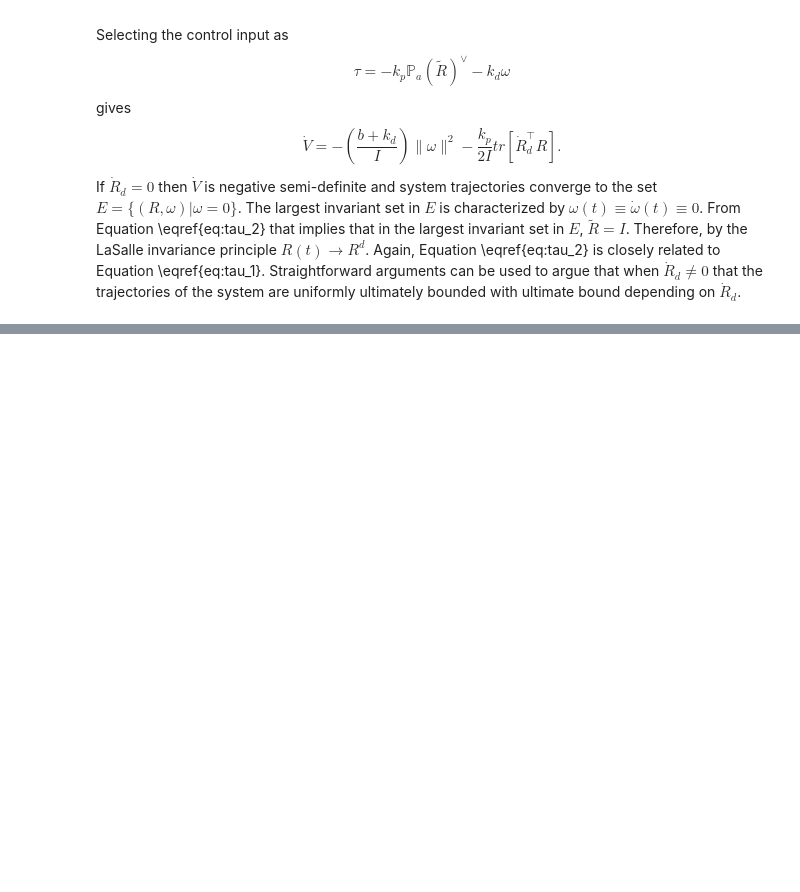
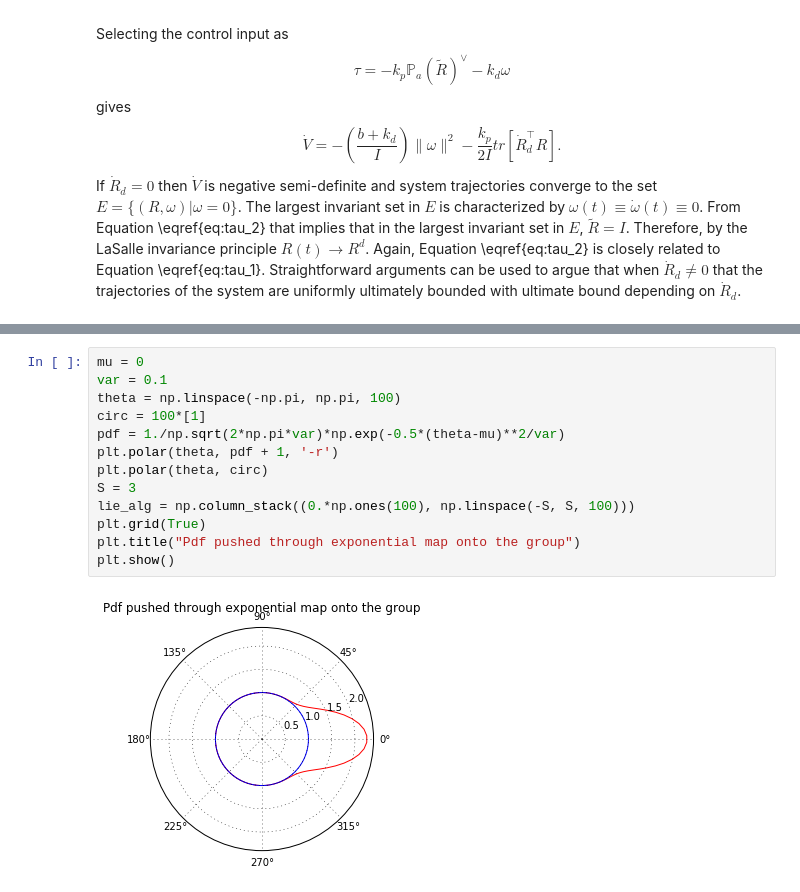
Before and after one commit to byu-magicc/lie_groups, a Jupyter notebook: Chap-02-S1.ipynb, the cells around one changed output, grey strips where cells are left out. Drawn from its saved outputs; the diff is of its cells as text; blank space fills up the shorter version.

```diff
--- a/Chap-02-S1.ipynb
+++ b/Chap-02-S1.ipynb
@@ -1408,0 +1462,15 @@ Devon
+# %%
+mu = 0
+var = 0.1
+theta = np.linspace(-np.pi, np.pi, 100)
+circ = 100*[1]
+pdf = 1./np.sqrt(2*np.pi*var)*np.exp(-0.5*(theta-mu)**2/var)
+plt.polar(theta, pdf + 1, '-r')
+plt.polar(theta, circ)
+S = 3
+lie_alg = np.column_stack((0.*np.ones(100), np.linspace(-S, S, 100)))
+plt.grid(True)
+plt.title("Pdf pushed through exponential map onto the group")
+plt.show()
+# %% [output]
+[figure, added]
```
Also changed, not shown: parts of 38 cells of this notebook.
